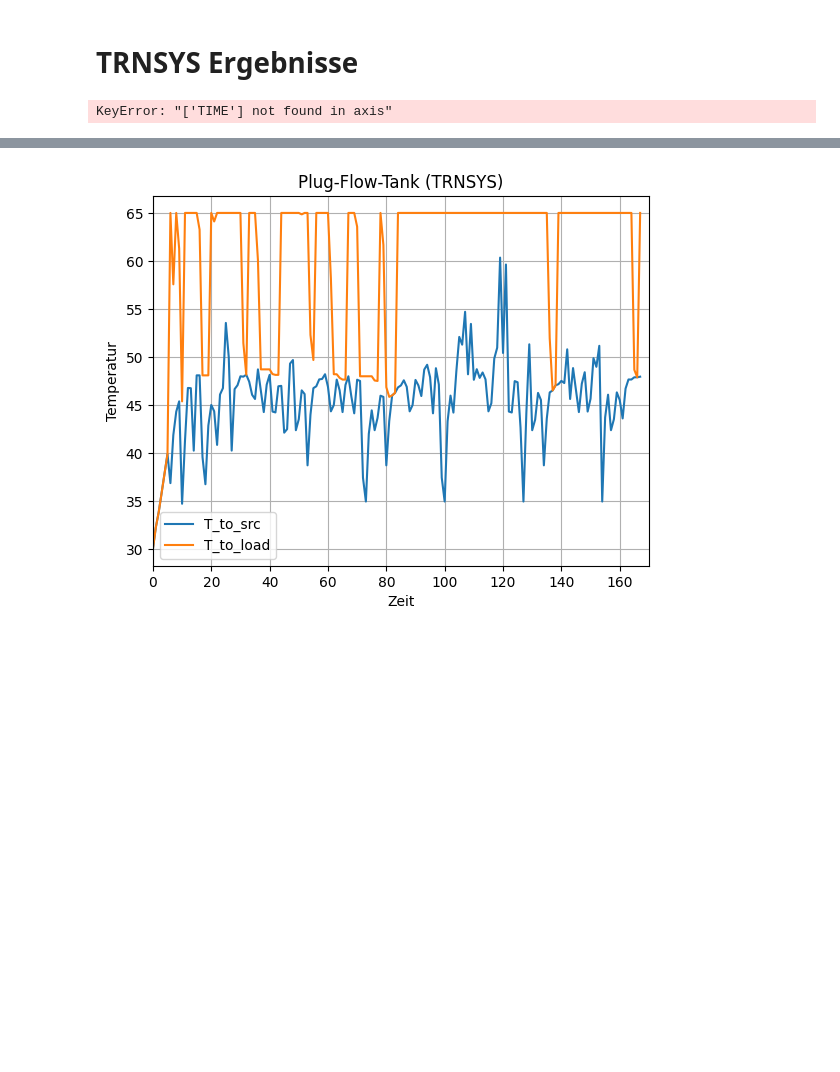
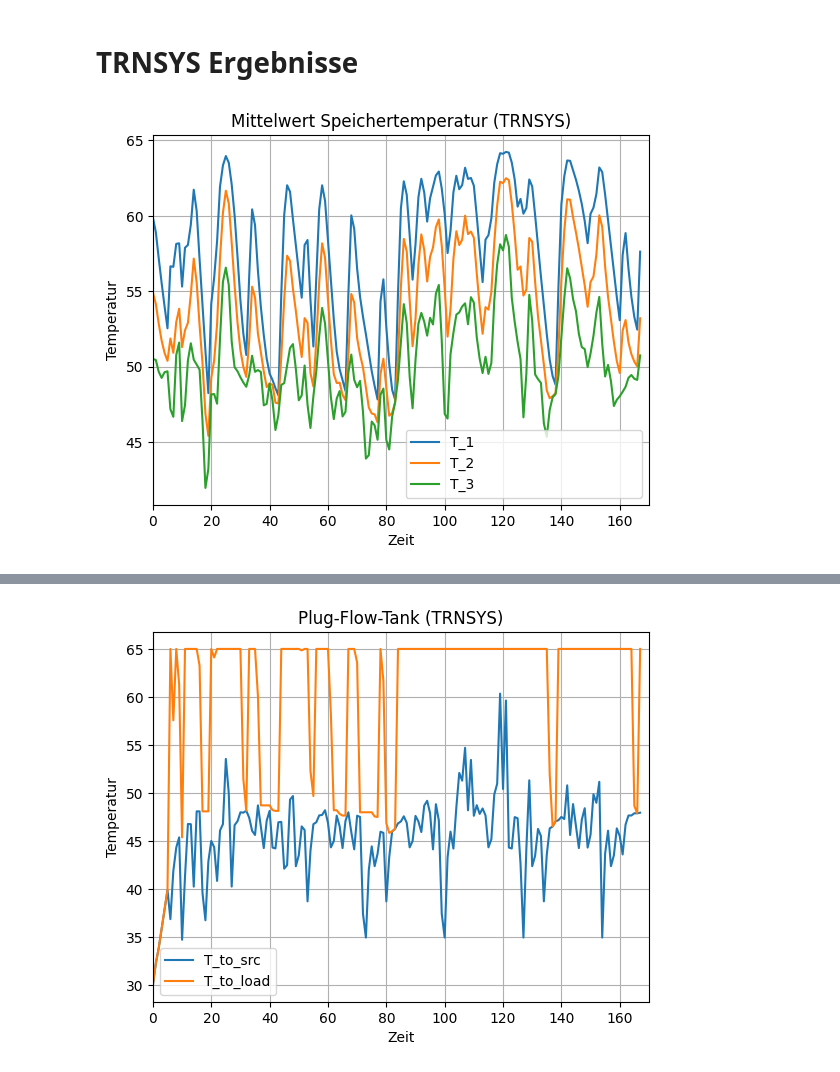
Before and after one commit to choffma8/masterprojektWaermespeicher, a Jupyter notebook: modellierungKonstanterVolumenspeicher.ipynb, the cells around one changed output, grey strips where cells are left out. Drawn from its saved outputs; the diff is of its cells as text; code cells hidden in the pictures; blank space fills up the shorter version.

```diff
--- a/modellierungKonstanterVolumenspeicher.ipynb
+++ b/modellierungKonstanterVolumenspeicher.ipynb
@@ -330,21 +330,23 @@ Kosten Netzbezug durch WP: 99.79 €
 # TRNSYS Ergebnisse
 # %%
 # Einlesen der CSV-Datei mit den Speicherschichttemperaturen (TRNSYS)
-TRNSYS_st = pd.read_csv('Inputs/TRNSYSspeicherschichttemperaturen.csv', skiprows=[1], encoding='latin1')
-TRNSYS_st = TRNSYS_st.dropna(axis=1, how='all')
-TRNSYS_st.columns = TRNSYS_st.columns.str.strip()
-TRNSYS_st = TRNSYS_st.drop(columns=['TIME'])
+TRNSYS_T_s = pd.read_csv('Inputs/TRNSYSspeicherschichttemperaturen.csv', skiprows=[1], encoding='latin1')
 
-TRNSYS_st.plot()
+TRNSYS_T_s = TRNSYS_T_s.dropna(axis=1, how='all')
+TRNSYS_T_s = TRNSYS_T_s.drop(TRNSYS_T_s.columns[0], axis=1)
+
+TRNSYS_T_s
+
+TRNSYS_T_s.plot()
 plt.title('Mittelwert Speichertemperatur (TRNSYS)')
 plt.xlabel('Zeit')
 plt.ylabel('Temperatur')
 plt.xlim(0, 170)
 plt.grid()
-plt.savefig('Outputs/speicherschichten_trnsys.png')
+
 plt.show()
 # %% [output]
-KeyError: "['TIME'] not found in axis"
+[figure, added]
 # %%
 # Einlesen der CSV-Datei mit der Speichermitteltemperatur (TRNSYS)
 TRNSYS_T_m = pd.read_csv('Inputs/TRNSYSspeichermitteltemperatur.csv', skiprows=[1], encoding='latin1')
```
Also changed, not shown: parts of 2 cells of this notebook, 3 other files.
